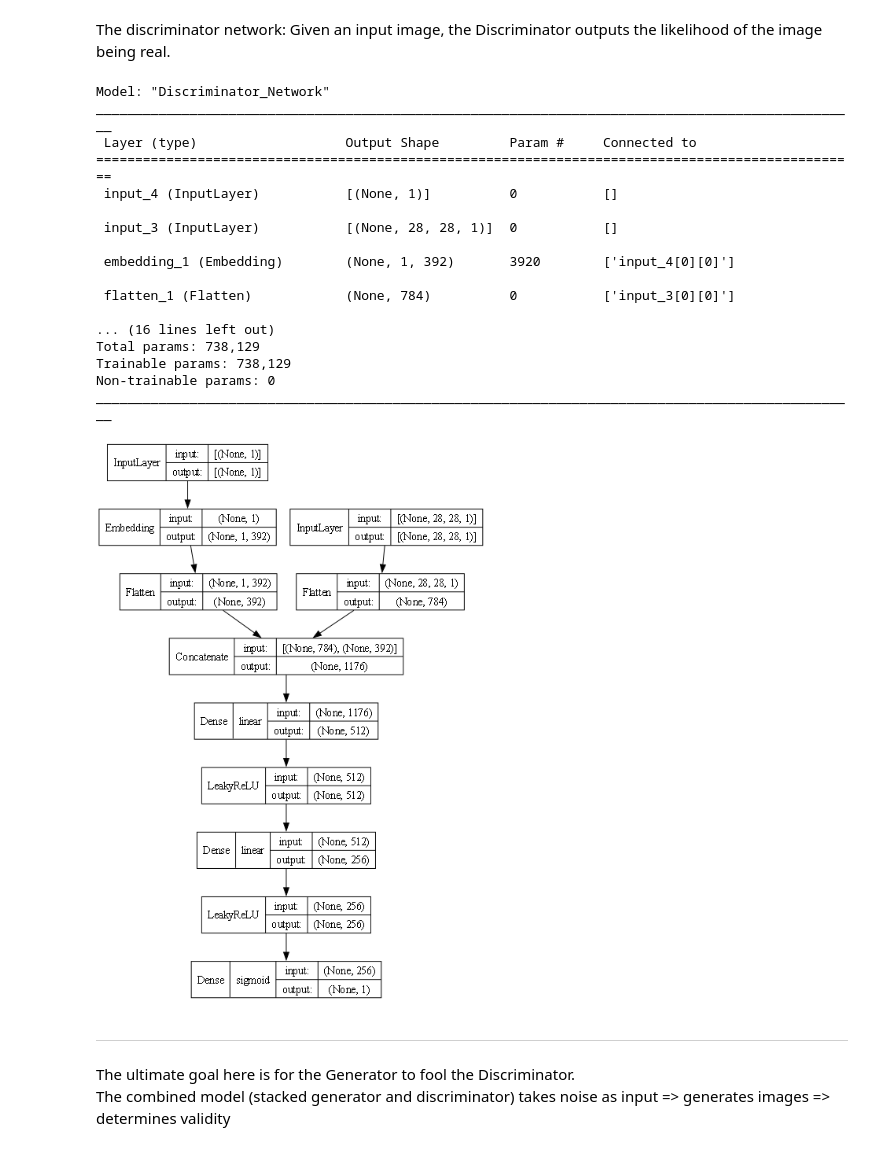
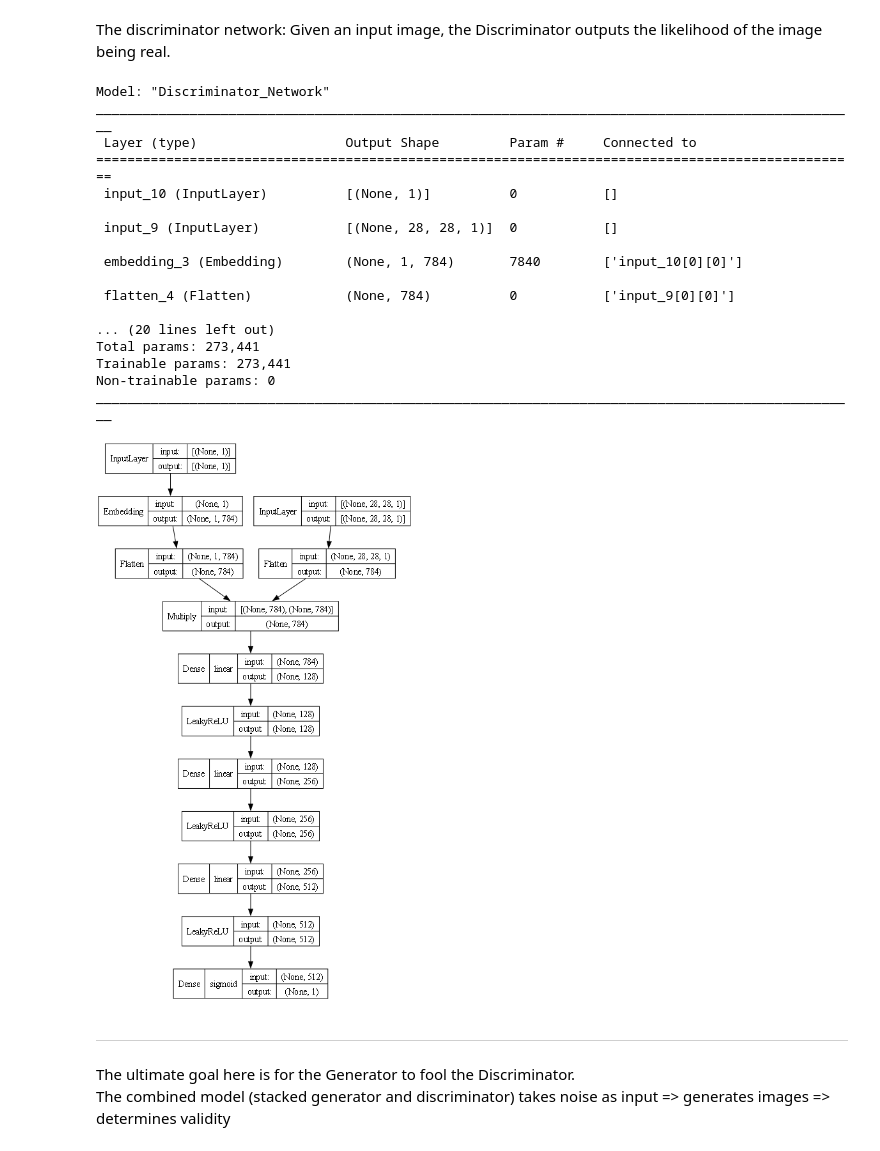
Before and after one commit to hmralavi/ML-Tensorflow, a Jupyter notebook: 001_GAN/001_CGAN_mnist.ipynb, the cells around one changed output. Saved outputs shown, nothing was run; the diff lists cells and outputs as text; code cells hidden in the pictures.

```diff
--- a/001_GAN/001_CGAN_mnist.ipynb
+++ b/001_GAN/001_CGAN_mnist.ipynb
@@ -18,7 +18,7 @@ from tqdm.notebook import tqdm
 # %% [markdown]
 Load dataset and define some inputs
 # %%
-(i2, l1), (i1, l2) = mnist.load_data() # load dataset
+(i1, l1), (i2, l2) = mnist.load_data() # load dataset
 images = np.concatenate((i1, i2)) # combine training and testing images so we have more data
 labels = np.concatenate((l1, l2)) # combine training and testing labels so we have more data
 img_shape = (*images.shape[1:], 1) # image shape with single channel (28x28x1)
@@ -76,39 +76,41 @@ The discriminator network: Given an input image, the Discriminator outputs the l
 # %%
 def build_discriminator():
     img_input = Input(shape=img_shape)
-    label_input_raw = Input(shape=(1,))
-    label_input = Embedding(n_classes, img_shape[0]*img_shape[1]//2)(label_input_raw)
-    merge_input = Concatenate()([Flatten()(img_input), Flatten()(label_input)])
-    out = Dense(512)(merge_input)
+    label_input_raw = Input(shape=(1,), dtype='int32')
+    label_input = Embedding(n_classes, img_shape[0]*img_shape[1])(label_input_raw)
+    merge_input = Multiply()([Flatten()(img_input), Flatten()(label_input)])
+    out = Dense(128)(merge_input)
     out = LeakyReLU(alpha=0.2)(out)
     out = Dense(256)(out)
+    out = LeakyReLU(alpha=0.2)(out)
+    out = Dense(512)(out)
     out = LeakyReLU(alpha=0.2)(out)
     out = Dense(1, activation='sigmoid')(out)
     return Model([img_input, label_input_raw], out, name="Discriminator_Network")
 
 discriminator = build_discriminator()
 discriminator.compile(loss='binary_crossentropy', optimizer=optimizer, metrics=['accuracy'])
 discriminator.summary(expand_nested=True)
 plot_model(discriminator, show_shapes=True, expand_nested=True, show_layer_activations=True, show_layer_names=False, dpi=70)
 # %% [output]
 Model: "Discriminator_Network"
 __________________________________________________________________________________________________
  Layer (type)                   Output Shape         Param #     Connected to
 ==================================================================================================
- input_4 (InputLayer)           [(None, 1)]          0           []
+ input_10 (InputLayer)          [(None, 1)]          0           []
 
- input_3 (InputLayer)           [(None, 28, 28, 1)]  0           []
+ input_9 (InputLayer)           [(None, 28, 28, 1)]  0           []
 
- embedding_1 (Embedding)        (None, 1, 392)       3920        ['input_4[0][0]']
+ embedding_3 (Embedding)        (None, 1, 784)       7840        ['input_10[0][0]']
 
- flatten_1 (Flatten)            (None, 784)          0           ['input_3[0][0]']
+ flatten_4 (Flatten)            (None, 784)          0           ['input_9[0][0]']
 
-... (16 lines left out)
-Total params: 738,129
-Trainable params: 738,129
+... (20 lines left out)
+Total params: 273,441
+Trainable params: 273,441
 Non-trainable params: 0
 __________________________________________________________________________________________________
-[figure, old version]
+[figure, new version]
 # %% [markdown]
 -------------------------------------------------------------------
 The ultimate goal here is for the Generator to fool the Discriminator.
```
Also changed, not shown: parts of 4 cells of this notebook.
